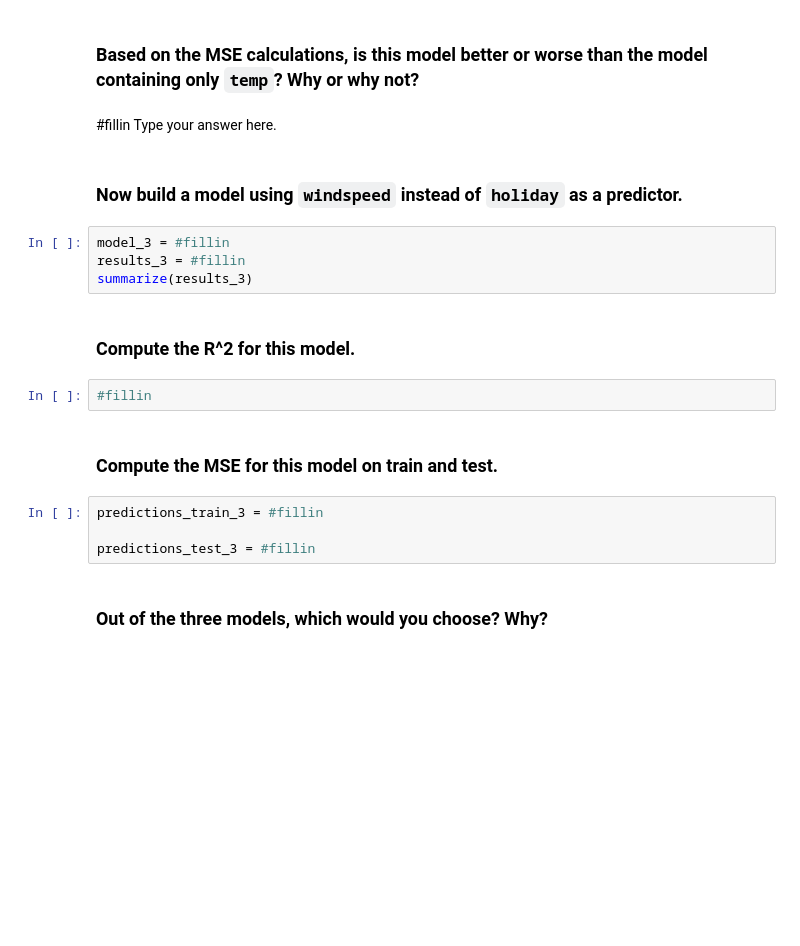
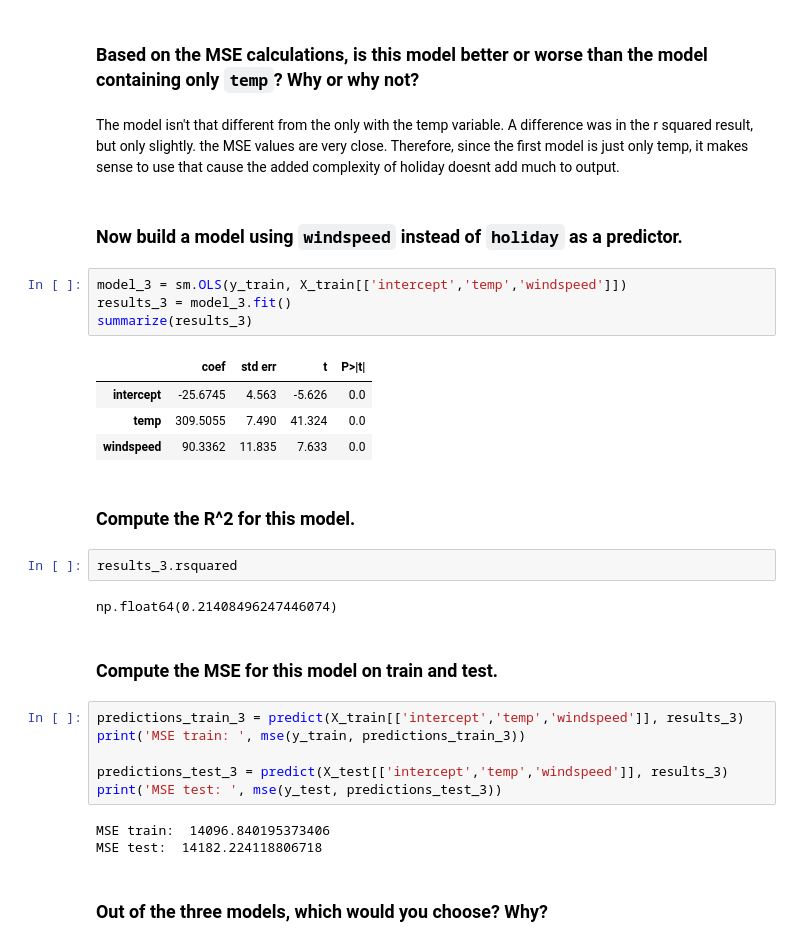
Before and after one commit to Alakazam992/code_2600, a Jupyter notebook: mod04_linear.ipynb, the cells around one changed output. Saved outputs shown, nothing was run; the diff lists cells and outputs as text; blank space fills up the shorter version.

```diff
--- a/mod04_linear.ipynb
+++ b/mod04_linear.ipynb
@@ -249,23 +249,35 @@ MSE test:  14349.56784669142
 # %% [markdown]
 ### Based on the MSE calculations, is this model better or worse than the model containing only `temp`? Why or why not?
 # %% [markdown]
-#fillin Type your answer here.
+The model isn't that different from the only with the temp variable. A difference was in the r squared result, but only slightly. the MSE values are very close. Therefore, since the first model is just only temp, it makes sense to use that cause the added complexity of holiday doesnt add much to output.
 # %% [markdown]
 ### Now build a model using `windspeed` instead of `holiday` as a predictor.
 # %%
-model_3 = #fillin
-results_3 = #fillin
+model_3 = sm.OLS(y_train, X_train[['intercept','temp','windspeed']])
+results_3 = model_3.fit()
 summarize(results_3)
+# %% [output]
+|  | coef | std err | t | P>|t| |
+| intercept | -25.6745 | 4.563 | -5.626 | 0.0 |
+| temp | 309.5055 | 7.490 | 41.324 | 0.0 |
+| windspeed | 90.3362 | 11.835 | 7.633 | 0.0 |
 # %% [markdown]
 ### Compute the R^2 for this model.
 # %%
-#fillin
+results_3.rsquared
+# %% [output]
+np.float64(0.21408496247446074)
 # %% [markdown]
 ### Compute the MSE for this model on train and test.
 # %%
-predictions_train_3 = #fillin
+predictions_train_3 = predict(X_train[['intercept','temp','windspeed']], results_3)
+print('MSE train: ', mse(y_train, predictions_train_3))
 
-predictions_test_3 = #fillin
+predictions_test_3 = predict(X_test[['intercept','temp','windspeed']], results_3)
+print('MSE test: ', mse(y_test, predictions_test_3))
+# %% [output]
+MSE train:  14096.840195373406
+MSE test:  14182.224118806718
 # %% [markdown]
 ### Out of the three models, which would you choose? Why?
 # %% [markdown]
```
Also changed, not shown: parts of 2 cells of this notebook.
